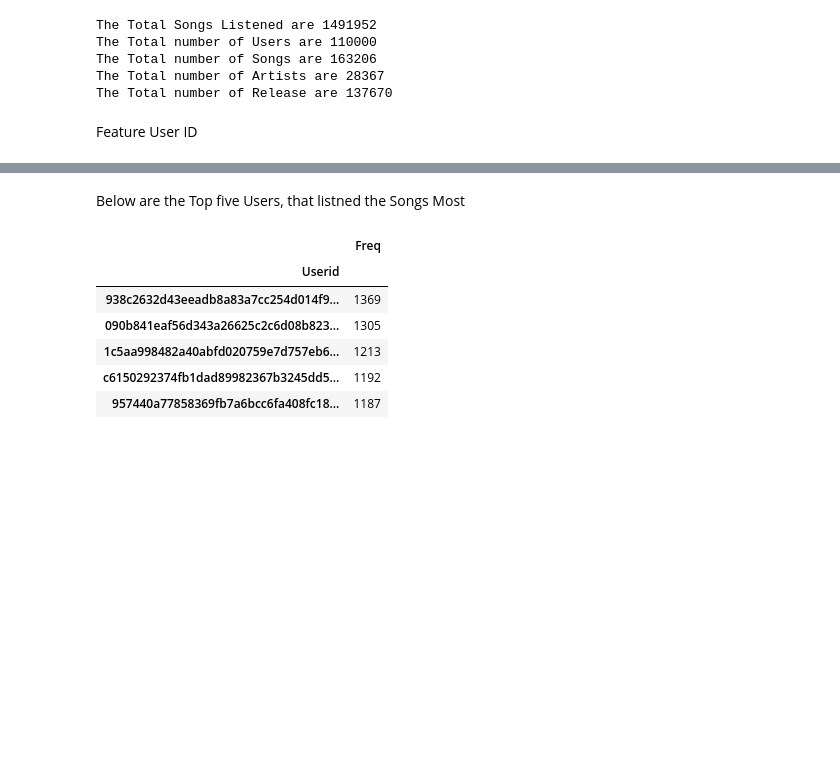
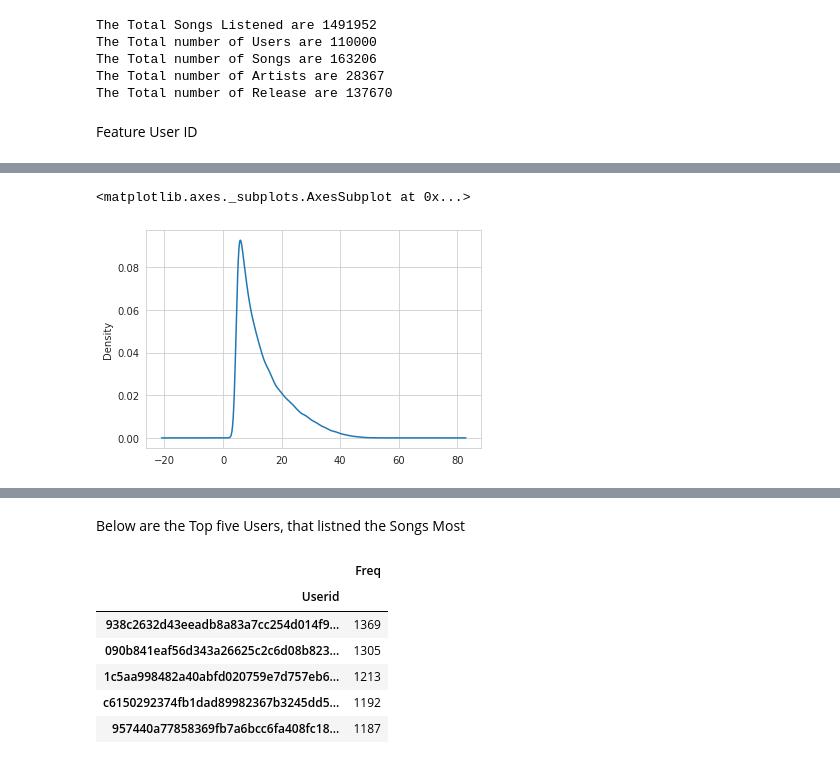
Before and after one commit to GousemujeebShaik/Case-Studies, a Jupyter notebook: RecomenderSystem.ipynb, the cells around one changed output, grey strips where cells are left out. Cells and saved outputs as stored; diff of their text form; code cells hidden in the pictures; blank space fills up the shorter version.

```diff
--- a/RecomenderSystem.ipynb
+++ b/RecomenderSystem.ipynb
@@ -144 +146,6 @@ f06a4b7855b255020a27b4fae0fa3dfd8f15485f     5
 Name: Userid, Length: 110000, dtype: int64
+# %%
+df_merge['Userid'].value_counts().plot.kde()
+# %% [output]
+<matplotlib.axes._subplots.AxesSubplot at 0x...>
+[figure, added]
```
Also changed, not shown: parts of 28 cells of this notebook.
